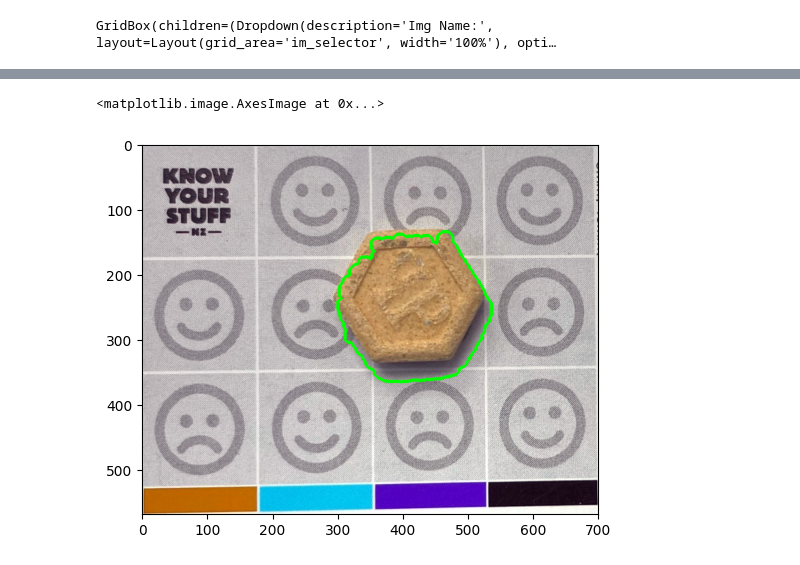
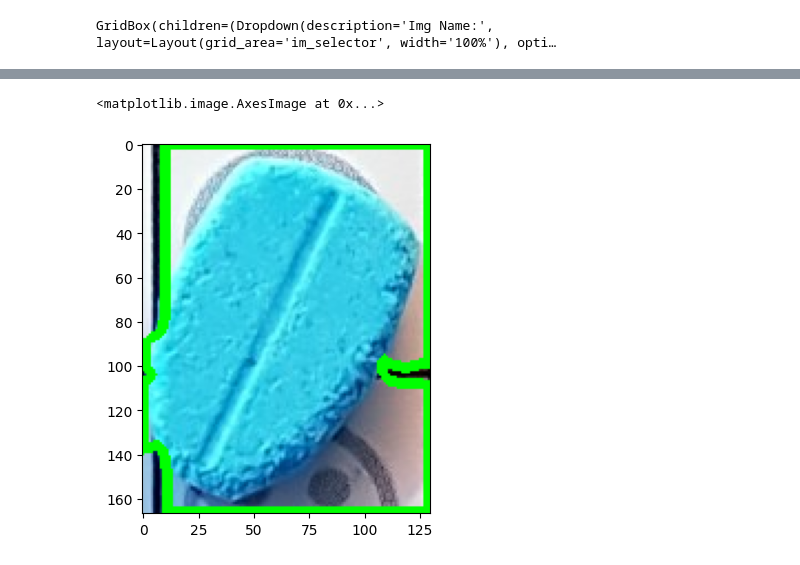
Before and after one commit to damiah/pill-checker, a Jupyter notebook: scrape_data.ipynb, the cells around one changed output, grey strips where cells are left out. Cells and saved outputs as stored; diff of their text form; code cells hidden in the pictures.

```diff
--- a/scrape_data.ipynb
+++ b/scrape_data.ipynb
@@ -136,12 +135,0 @@ im = cv2.imread('images/Blue hexagon.png')
-# %%
-imgray = cv2.cvtColor(im,cv2.COLOR_BGR2GRAY)
-# imgray = cv2.blur(imgray,(15,15))
-ret, thresh = cv2.threshold(imgray, math.floor(np.average(imgray)),
-                            255,cv2.THRESH_BINARY_INV)
-dilated = cv2.morphologyEx(thresh, cv2.MORPH_OPEN, cv2.getStructuringElement(cv2.MORPH_ELLIPSE,(10,10)))
-contours, hierarchy = cv2.findContours(dilated, cv2.RETR_LIST, cv2.CHAIN_APPROX_SIMPLE)
-# %%
-# im = np.expand_dims(im, axis=2).repeat(3, axis=2)
-for k, _ in enumerate(contours):
-    im = cv2.drawContours(im, contours, -1, (0,255,0), 3)
-plt.imshow(im)
@@ -216,0 +191,2 @@ contours
+# %%
+image_path_list_cropped = glob.glob("images/cropped/*.png")
@@ -217,41 +211,27 @@ contours
 # %%
-im = cv2.imread('images/Blue hexagon.png')
-'Four Leaf Clover – green'
-# im = cv2.imread('images/Givenchy – purple.png')
-
-#pre crop the image to a slimmer version (image is almost always in near the centre)
-#cut 100 each way
-
-# im = im[0:400, 200:600]
+im = cv2.imread(image_path_list_cropped[20])
 
 def get_contours(im):
 
     imgray = cv2.cvtColor(im, cv2.COLOR_BGR2GRAY)
-#     imgray = cv2.blur(imgray, (15,15))
-    # blur
-#     blur = cv2.GaussianBlur(imgray, (5,5), cv2.BORDER_DEFAULT)
-#     canny = cv2.Canny(blur, 100, 200)
-    ret, thresh = cv2.threshold(imgray, 170, 255, cv2.THRESH_BINARY_INV)
-
-    # divide gray by morphology image
-#     thresh = cv2.divide(imgray, smooth, scale=192)
-
+    blur = cv2.GaussianBlur(imgray, (5,5), cv2.BORDER_DEFAULT)
+    canny = cv2.Canny(blur, 220, 230)
+    ret, thresh = cv2.threshold(canny, 200, 250, cv2.THRESH_BINARY_INV)
     dilated = cv2.morphologyEx(thresh, cv2.MORPH_OPEN, cv2.getStructuringElement(cv2.MORPH_ELLIPSE,(20,20)))
     contours, hierarchy = cv2.findContours(dilated, cv2.RETR_LIST, cv2.CHAIN_APPROX_SIMPLE)
 
     return contours
 
 
 contours = get_contours(im)
 contours_ranked_df = get_contours_info(contours)
 for k, _ in enumerate(contours):
     cnt_subset = contours[contours_ranked_df.reset_index()['index'][0]]
-#     cnt_subset = contours
     cv2.drawContours(im, [cnt_subset], -1, (0,255,0), 3)
 plt.imshow(im)
 # %% [output]
 <matplotlib.image.AxesImage at 0x...>
-[figure, old version]
+[figure, new version]
 # %%
 contours_ranked_df
 # %% [output]
```
Also changed, not shown: parts of 16 cells of this notebook.
